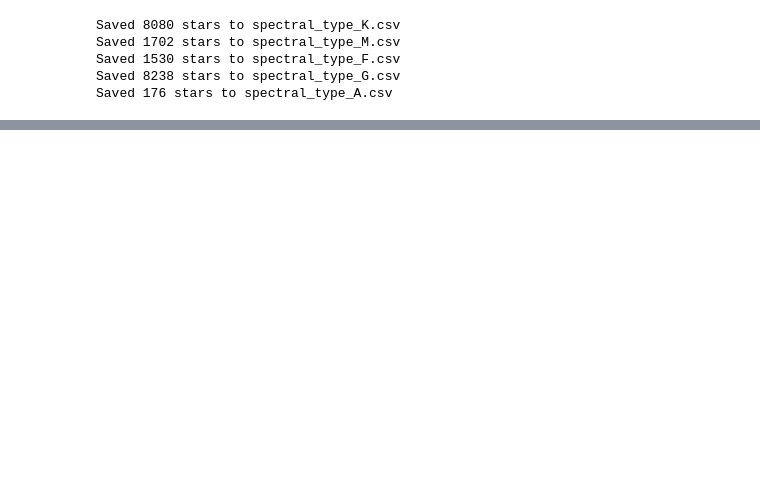
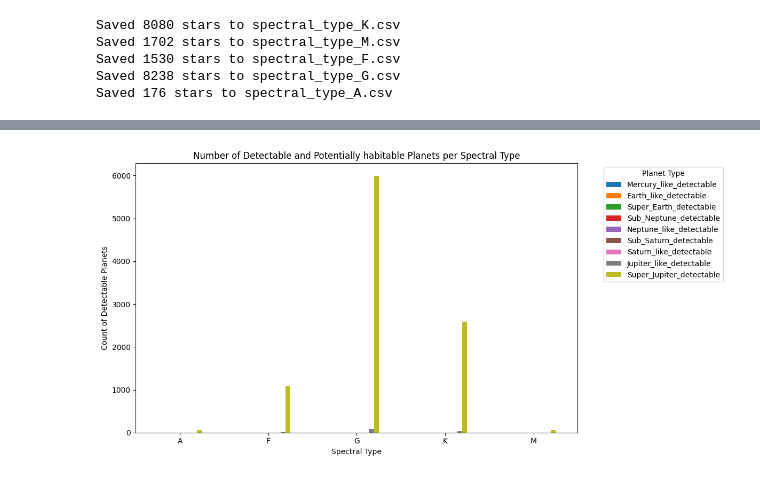
Before and after one commit to kishorrbaniyaa/astrometricprecision, a Jupyter notebook: research.ipynb, the cells around one changed output, grey strips where cells are left out. Saved outputs shown, nothing was run; the diff lists cells and outputs as text; code cells hidden in the pictures; blank space fills up the shorter version.

```diff
--- a/research.ipynb
+++ b/research.ipynb
@@ -235,3 +337,31 @@ Saved 1702 stars to spectral_type_M.csv
 Saved 1530 stars to spectral_type_F.csv
 Saved 8238 stars to spectral_type_G.csv
 Saved 176 stars to spectral_type_A.csv
+# %%
+import pandas as pd
+
+lst = ['A', 'F', 'G', 'K', 'M']
+P = ['Mercury_like_detectable', 'Earth_like_detectable', 'Super_Earth_detectable',
+     'Sub_Neptune_detectable', 'Neptune_like_detectable', 'Sub_Saturn_detectable',
+     'Saturn_like_detectable', 'Jupiter_like_detectable', 'Super_Jupiter_detectable']
+
+# Dictionary to collect rows
+table_data = {}
+
+for star in lst:
+    l = pd.read_csv(f'{star}/spectral_type_{star}.csv')
+
+    # For each star type, compute a dictionary of planet counts
+    counts = {}
+    for planet_d in P:
+        counts[planet_d] = l[l[planet_d] != 0][planet_d].count()
+
+    table_data[star] = counts
+
+# Create a DataFrame from the dictionary and transpose it
+df = pd.DataFrame.from_dict(table_data, orient='index')
+df.index.name = 'Spectral Type'
+
+# Display the table
+print("\n=== Detectable Planets per Star Type ===\n")
+print(df.to_string())
@@ -237,0 +378,13 @@ Saved 176 stars to spectral_type_A.csv
+# %%
+import matplotlib.pyplot as plt
+
+df.plot(kind='bar', figsize=(12,6))
+plt.title('Number of Detectable and Potentially habitable Planets per Spectral Type')
+plt.xlabel('Spectral Type')
+plt.ylabel('Count of Detectable Planets')
+plt.xticks(rotation=0)
+plt.legend(title='Planet Type', bbox_to_anchor=(1.05, 1), loc='upper left')
+plt.tight_layout()
+plt.show()
+# %% [output]
+[figure, added]
```
Also changed, not shown: parts of 6 cells of this notebook, 14 other files.
